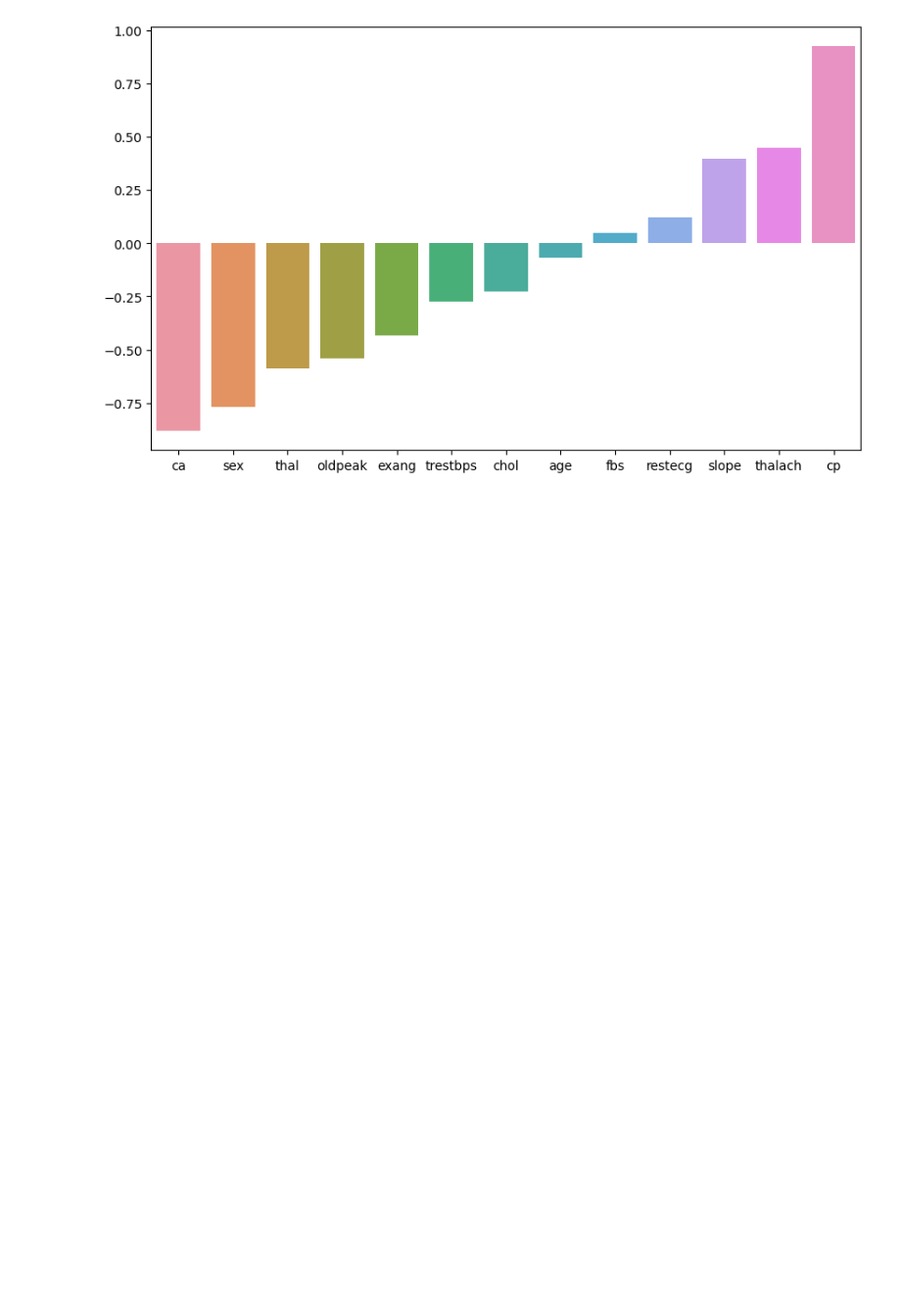
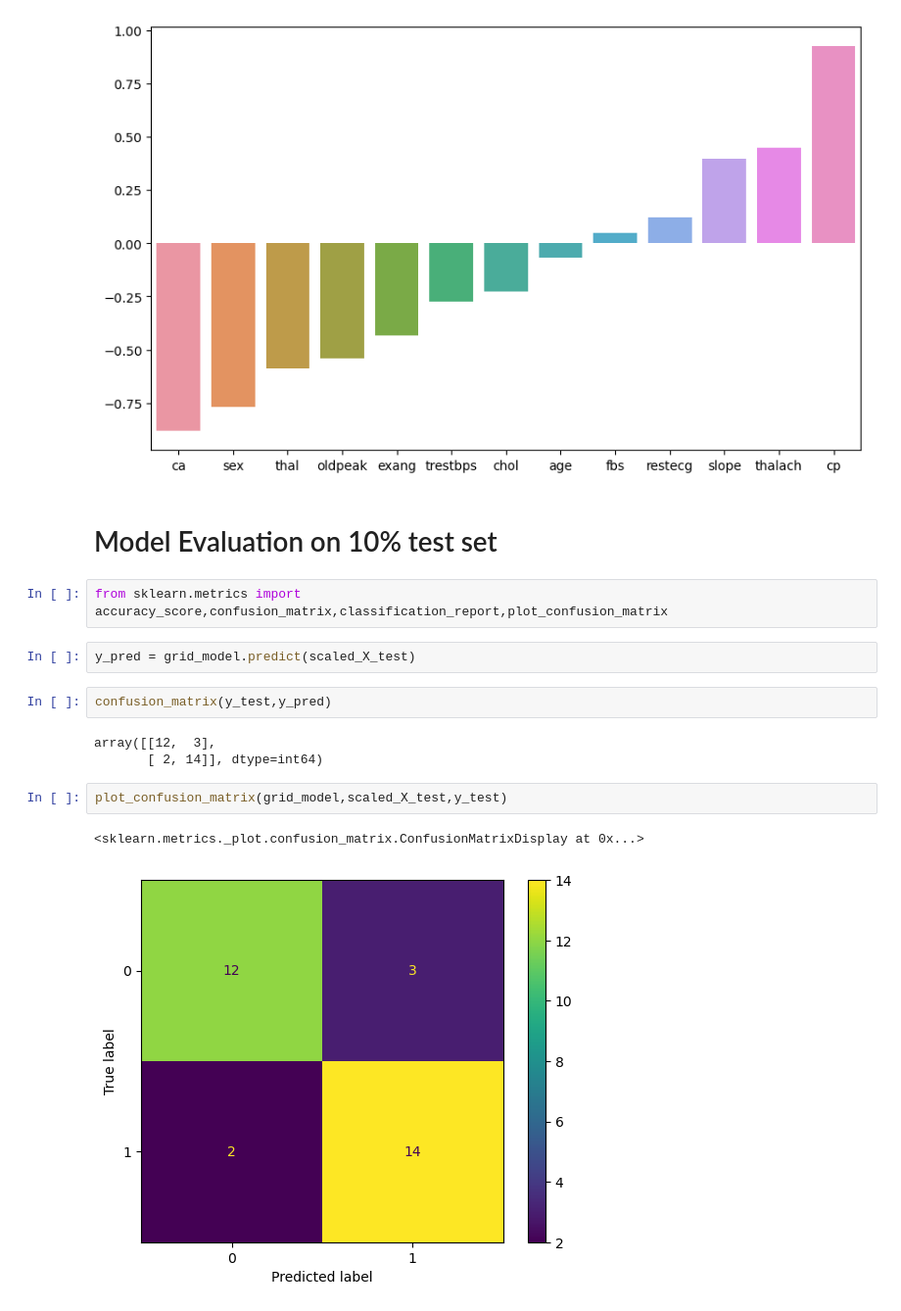
Before and after one commit to NadeemDin/ML-Logistic-Regression, a Jupyter notebook: Heart disease classification model.ipynb, the cells around one changed output. Shown: that part at 98% size. Saved outputs shown, nothing was run; the diff lists cells and outputs as text; blank space fills up the shorter version.

Commit message:
evaluated model, plot curves, end of notes

```diff
--- a/Heart disease classification model.ipynb
+++ b/Heart disease classification model.ipynb
@@ -329,3 +329,19 @@ plt.figure(figsize=(10,6))
 sns.barplot(x=coefs.index,y=coefs.values);
 # %% [output]
 [figure]
+# %% [markdown]
+# Model Evaluation on 10% test set
+# %%
+from sklearn.metrics import accuracy_score,confusion_matrix,classification_report,plot_confusion_matrix
+# %%
+y_pred = grid_model.predict(scaled_X_test)
+# %%
+confusion_matrix(y_test,y_pred)
+# %% [output]
+array([[12,  3],
+       [ 2, 14]], dtype=int64)
+# %%
+plot_confusion_matrix(grid_model,scaled_X_test,y_test)
+# %% [output]
+<sklearn.metrics._plot.confusion_matrix.ConfusionMatrixDisplay at 0x...>
+[figure, added]
```
Also changed, not shown: parts of 11 cells of this notebook.
